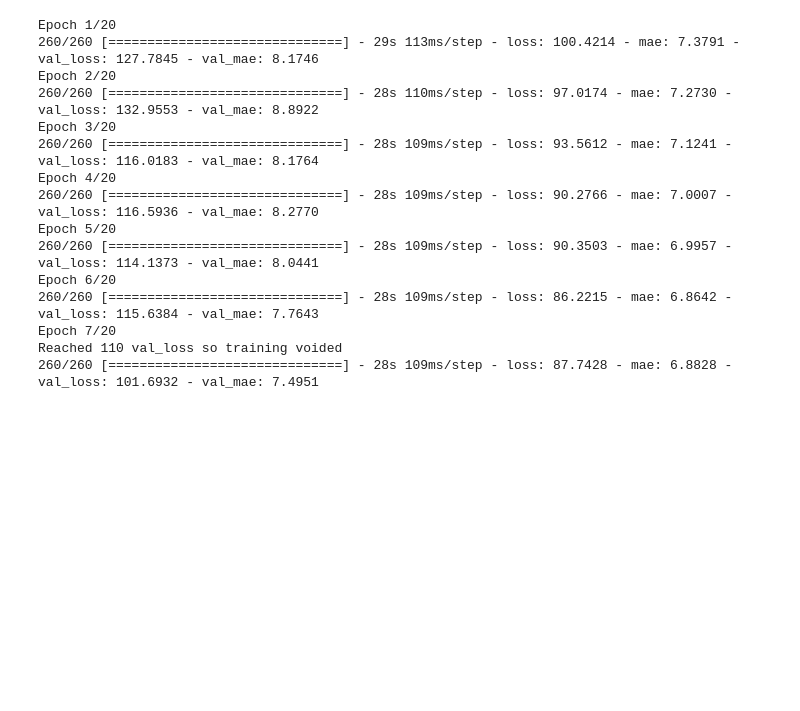
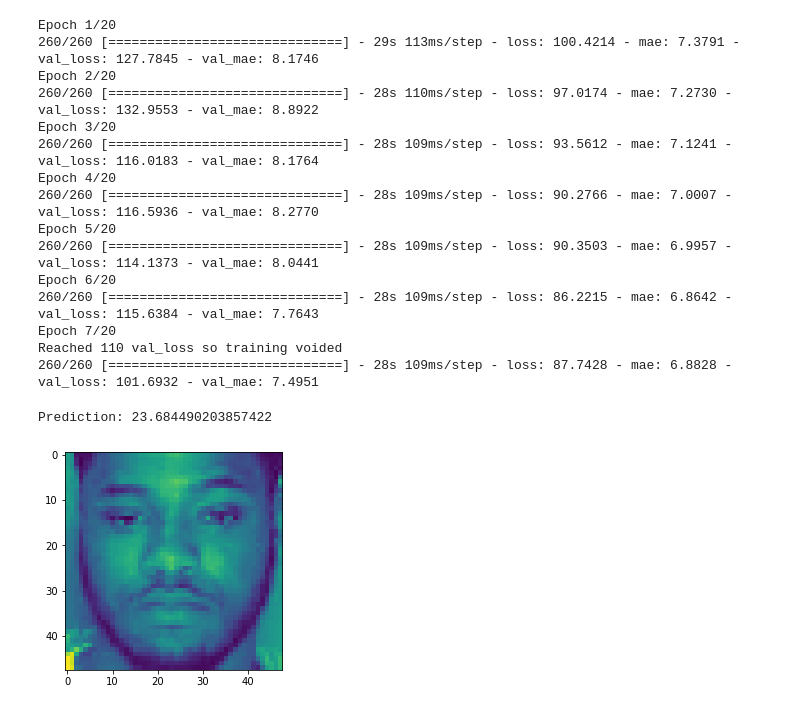
Before and after one commit to Real-VeerSandhu/Ethnicity-Age-Prediction, a Jupyter notebook: main_notebook.ipynb, the cells around one changed output. Cells and saved outputs as stored; diff of their text form; code cells hidden in the pictures; blank space fills up the shorter version.

Commit message:
combined model

```diff
--- a/main_notebook.ipynb
+++ b/main_notebook.ipynb
@@ -417,3 +417,16 @@ Reached 110 val_loss so training voided
 260/260 [==============================] - 28s 109ms/step - loss: 87.7428 - mae: 6.8828 - val_loss: 101.6932 - val_mae: 7.4951
 # %%
 model3.save('age_model.h5')
+# %%
+def local_predict_age(index):
+    '''Predict age from an image in the local dataset'''
+    input_img = X_test3[index]
+    plt.imshow(input_img)
+    pred = model3.predict(np.expand_dims(input_img, axis=0))
+
+    print(f'Prediction: {pred[0][0]}')
+# %%
+local_predict_age(3)
+# %% [output]
+Prediction: 23.684490203857422
+[figure, added]
```
Also changed, not shown: parts of 8 cells of this notebook, 1 other file.
